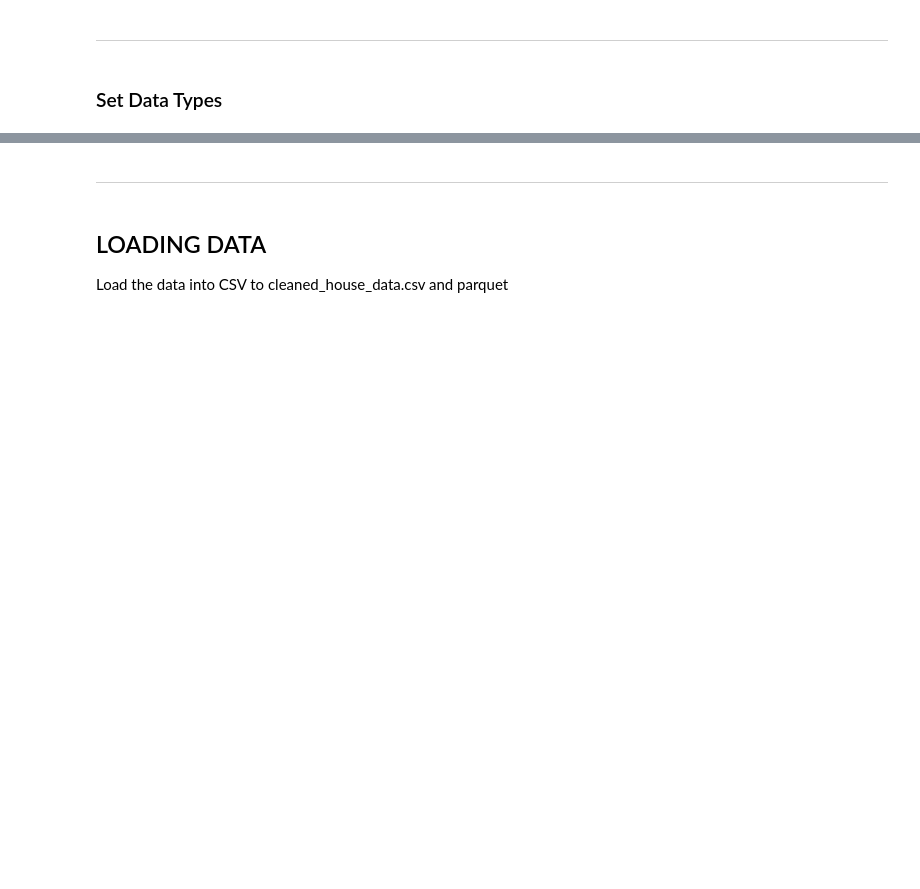
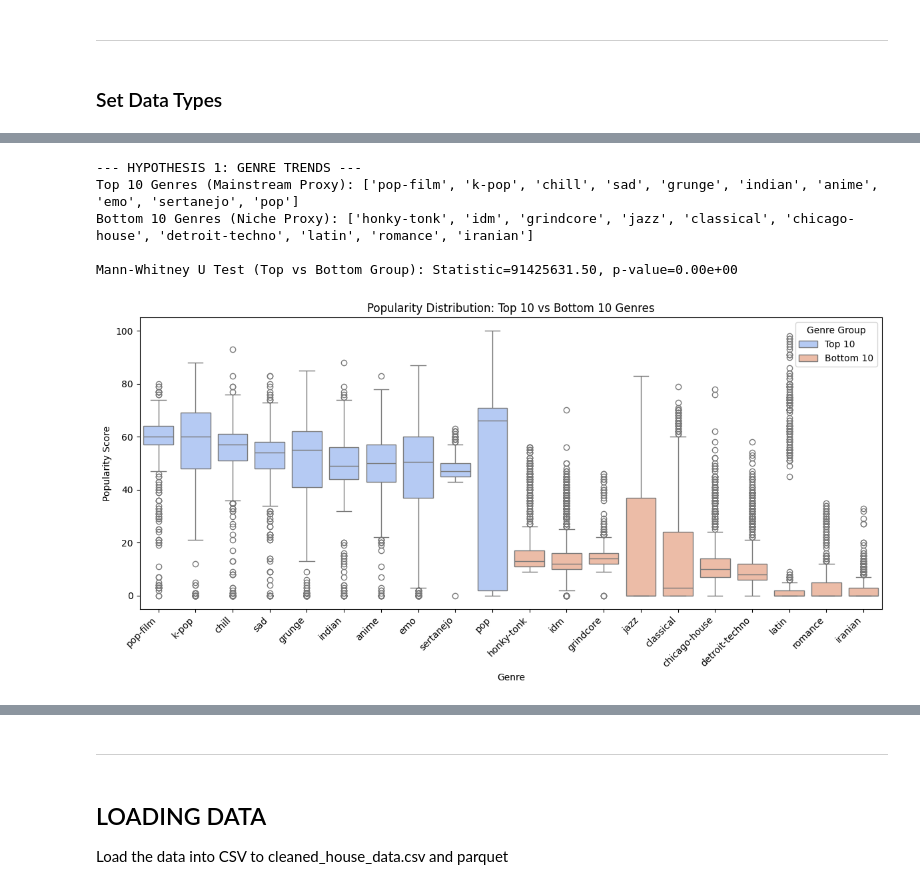
Before and after one commit to petedanielsmith/spotify-recommendation-system, a Jupyter notebook: jupyter_notebooks/01_data_clean_and_eda.ipynb, the cells around one changed output, grey strips where cells are left out. Drawn from its saved outputs; the diff is of its cells as text; code cells hidden in the pictures; blank space fills up the shorter version.

Commit message:
Update with Hypothesis Testing

```diff
--- a/jupyter_notebooks/01_data_clean_and_eda.ipynb
+++ b/jupyter_notebooks/01_data_clean_and_eda.ipynb
@@ -516,0 +526,51 @@ memory usage: 14.5+ MB
+# %%
+print("--- HYPOTHESIS 1: GENRE TRENDS ---")
+
+# 1. Identify "Mainstream" (Top) and "Niche" (Bottom) genres based on data
+genre_ranking = df_cleaned.groupby('track_genre')['popularity'].mean().sort_values(ascending=False)
+top_10_genres = genre_ranking.head(10).index.tolist()
+bottom_10_genres = genre_ranking.tail(10).index.tolist()
+
+print(f"Top 10 Genres (Mainstream Proxy): {top_10_genres}")
+print(f"Bottom 10 Genres (Niche Proxy): {bottom_10_genres}")
+
+# 2. Filter data for these genres only
+df_top = df_cleaned[df_cleaned['track_genre'].isin(top_10_genres)].assign(Group='Top 10')
+df_bottom = df_cleaned[df_cleaned['track_genre'].isin(bottom_10_genres)].assign(Group='Bottom 10')
+df_h1 = pd.concat([df_top, df_bottom])
+
+# 3. Statistical Test: Mann-Whitney U Test
+stat_h1, p_h1 = stats.mannwhitneyu(df_top['popularity'], df_bottom['popularity'])
+print(f"\nMann-Whitney U Test (Top vs Bottom Group): Statistic={stat_h1:.2f}, p-value={p_h1:.2e}")
+
+# --- FIX START ---
+# Create a specific list to enforce the X-axis order (Top 10 first, then Bottom 10)
+x_axis_order = top_10_genres + bottom_10_genres
+
+# 4. Visualization: Box Plot
+plt.figure(figsize=(12, 6))
+sns.boxplot(
+    data=df_h1,
+    x='track_genre',
+    y='popularity',
+    hue='Group',
+    dodge=False,
+    palette='coolwarm',
+    order=x_axis_order  # <--- CRITICAL: This limits the X-axis to ONLY these 20 items
+)
+# --- FIX END ---
+
+plt.title('Popularity Distribution: Top 10 vs Bottom 10 Genres')
+plt.xticks(rotation=45, ha='right')
+plt.xlabel('Genre')
+plt.ylabel('Popularity Score')
+plt.legend(title='Genre Group')
+plt.tight_layout()
+plt.show()
+# %% [output]
+--- HYPOTHESIS 1: GENRE TRENDS ---
+Top 10 Genres (Mainstream Proxy): ['pop-film', 'k-pop', 'chill', 'sad', 'grunge', 'indian', 'anime', 'emo', 'sertanejo', 'pop']
+Bottom 10 Genres (Niche Proxy): ['honky-tonk', 'idm', 'grindcore', 'jazz', 'classical', 'chicago-house', 'detroit-techno', 'latin', 'romance', 'iranian']
+
+Mann-Whitney U Test (Top vs Bottom Group): Statistic=91425631.50, p-value=0.00e+00
+[figure, added]
```
Also changed, not shown: parts of 9 cells of this notebook.
